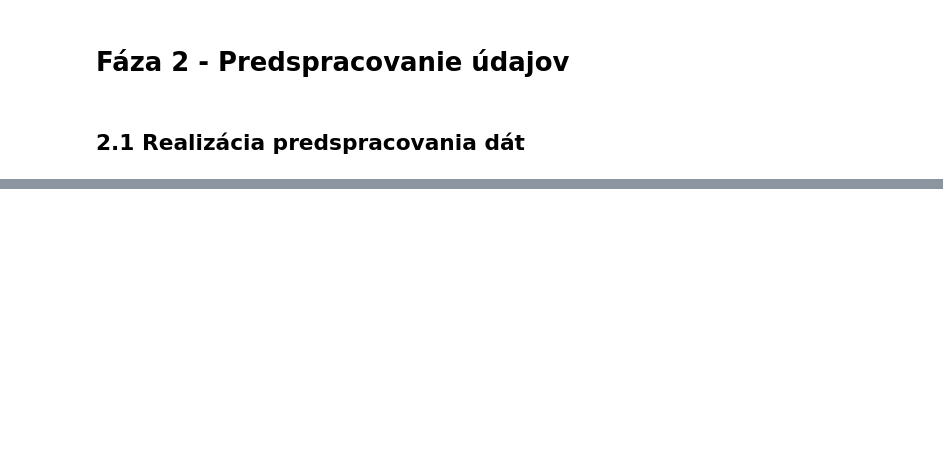
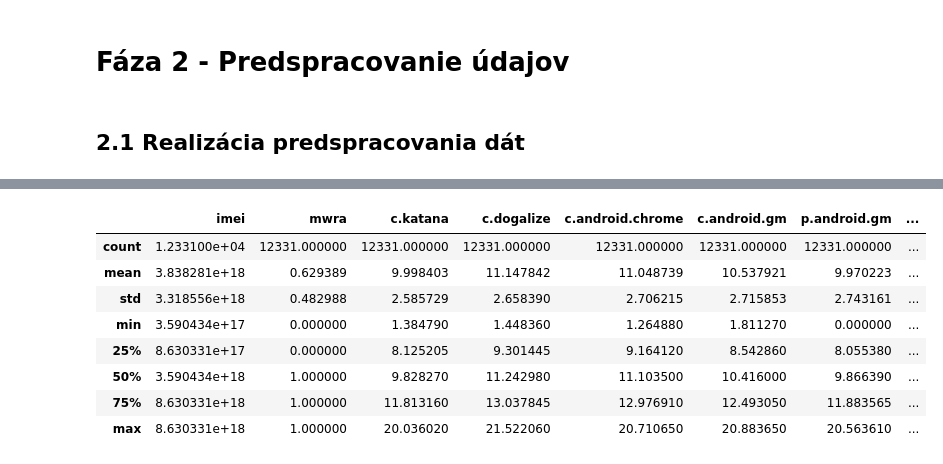
Before and after one commit to xtancos/IAU_project, a Jupyter notebook: ML.ipynb, the cells around one changed output, grey strips where cells are left out. Drawn from its saved outputs; the diff is of its cells as text; code cells hidden in the pictures; blank space fills up the shorter version.

```diff
--- a/ML.ipynb
+++ b/ML.ipynb
@@ -57,0 +121,12 @@ df_train, df_test = split_data(df)
+# %%
+train_df.describe()
+# %% [output]
+|  | imei | mwra | c.katana | c.dogalize | c.android.chrome | c.android.gm | p.android.gm | ... |
+| count | 1.233100e+04 | 12331.000000 | 12331.000000 | 12331.000000 | 12331.000000 | 12331.000000 | 12331.000000 | ... |
+| mean | 3.838281e+18 | 0.629389 | 9.998403 | 11.147842 | 11.048739 | 10.537921 | 9.970223 | ... |
+| std | 3.318556e+18 | 0.482988 | 2.585729 | 2.658390 | 2.706215 | 2.715853 | 2.743161 | ... |
+| min | 3.590434e+17 | 0.000000 | 1.384790 | 1.448360 | 1.264880 | 1.811270 | 0.000000 | ... |
+| 25% | 8.630331e+17 | 0.000000 | 8.125205 | 9.301445 | 9.164120 | 8.542860 | 8.055380 | ... |
+| 50% | 3.590434e+18 | 1.000000 | 9.828270 | 11.242980 | 11.103500 | 10.416000 | 9.866390 | ... |
+| 75% | 8.630331e+18 | 1.000000 | 11.813160 | 13.037845 | 12.976910 | 12.493050 | 11.883565 | ... |
+| max | 8.630331e+18 | 1.000000 | 20.036020 | 21.522060 | 20.710650 | 20.883650 | 20.563610 | ... |
```
Also changed, not shown: parts of 27 cells of this notebook, 1 other file.
